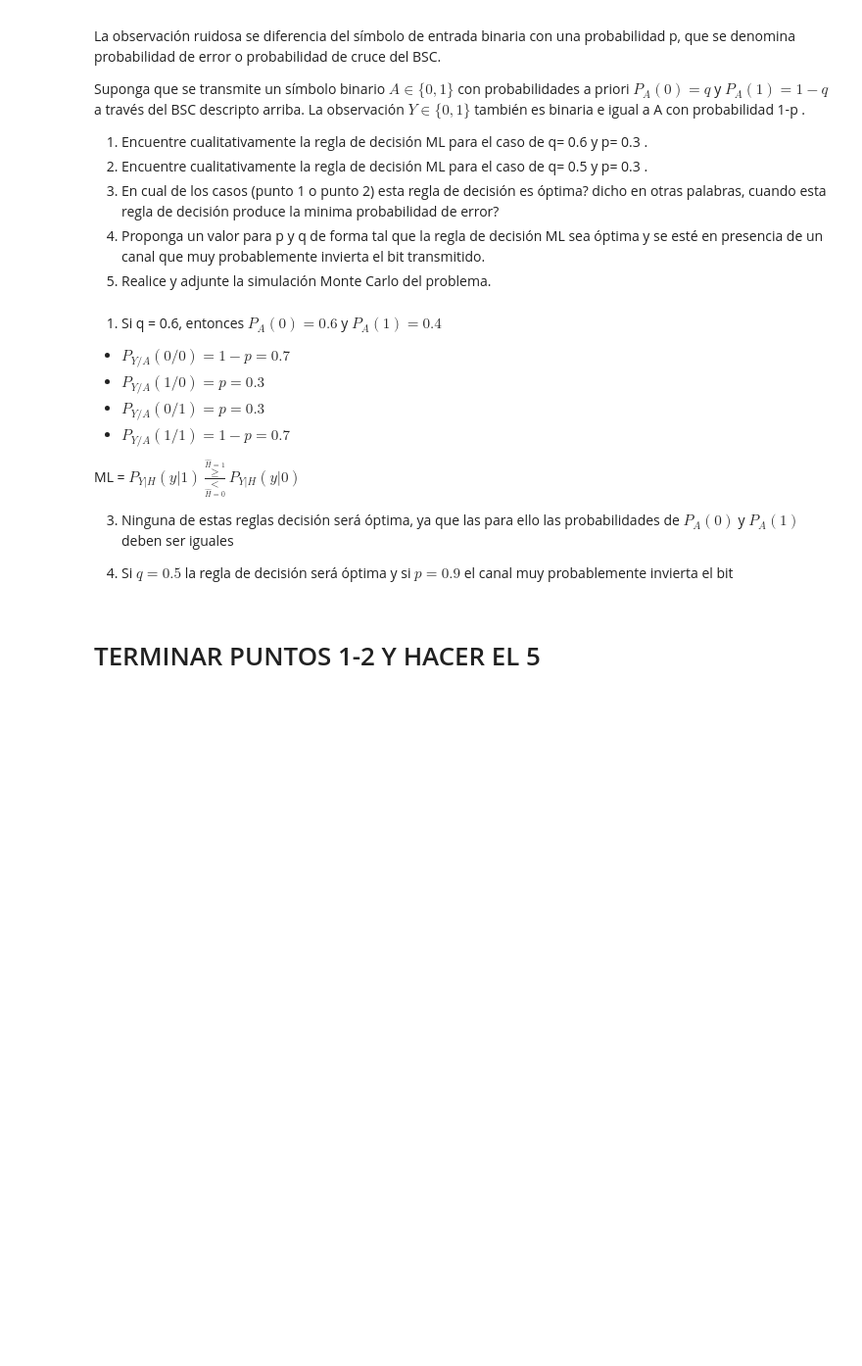
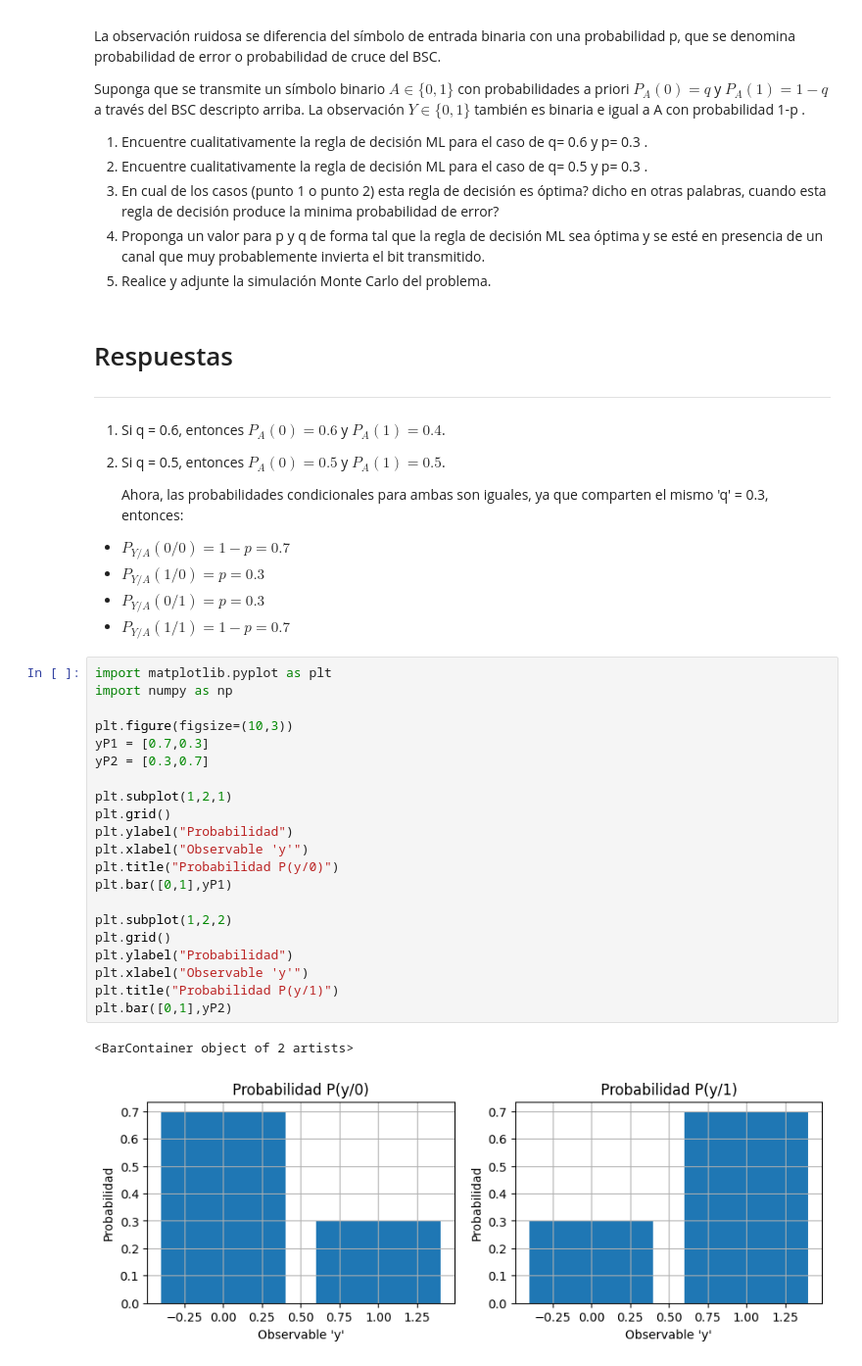
Before and after one commit to GastonFernandez00/Comunicaciones-Digitales, a Jupyter notebook: Codigo/Clase 3/Ejercicio_3.ipynb, the cells around one changed output. Shown: that part at 98% size. Cells and saved outputs as stored; diff of their text form; blank space fills up the shorter version.

```diff
--- a/Codigo/Clase 3/Ejercicio_3.ipynb
+++ b/Codigo/Clase 3/Ejercicio_3.ipynb
@@ -13,18 +13,38 @@ Suponga que se transmite un símbolo binario  $A \in \{ 0,1 \}$   con probabilid
 4. Proponga un valor para p y q de forma tal que la regla de decisión ML sea óptima  y se esté en presencia de un canal que muy probablemente invierta el bit transmitido.
 5. Realice y adjunte la simulación Monte Carlo del problema.
 # %% [markdown]
-1. Si q = 0.6, entonces $P_A(0) = 0.6$ y $P_A(1) = 0.4$
+# Respuestas
+---
+1. Si q = 0.6, entonces $P_A(0) = 0.6$ y $P_A(1) = 0.4$.
+2. Si q = 0.5, entonces $P_A(0) = 0.5$ y $P_A(1) = 0.5$.
+
+     Ahora, las probabilidades condicionales para ambas son iguales, ya que comparten el mismo 'q' = 0.3, entonces:
 
 + $P_{Y/A}(0/0) = 1-p = 0.7$
 + $P_{Y/A}(1/0) = p = 0.3$
 + $P_{Y/A}(0/1) = p = 0.3$
 + $P_{Y/A}(1/1) = 1-p = 0.7$
-
-ML = $P_{Y|H}(y|1)  \frac{\overset{\hat{H} = 1}{\geqslant}}{\underset{\hat{H} = 0}{<}} P_{Y|H}(y|0)$
-
-
-3. Ninguna de estas reglas decisión será óptima, ya que las para ello las probabilidades de $P_A(0)$    y   $P_A(1)$ deben ser iguales
-
-4. Si $q = 0.5$ la regla de decisión será óptima y si $p = 0.9$ el canal muy probablemente invierta el bit
-# %% [markdown]
-# TERMINAR PUNTOS 1-2 Y HACER EL 5
+# %%
+import matplotlib.pyplot as plt
+import numpy as np
+
+plt.figure(figsize=(10,3))
+yP1 = [0.7,0.3]
+yP2 = [0.3,0.7]
+
+plt.subplot(1,2,1)
+plt.grid()
+plt.ylabel("Probabilidad")
+plt.xlabel("Observable 'y'")
+plt.title("Probabilidad P(y/0)")
+plt.bar([0,1],yP1)
+
+plt.subplot(1,2,2)
+plt.grid()
+plt.ylabel("Probabilidad")
+plt.xlabel("Observable 'y'")
+plt.title("Probabilidad P(y/1)")
+plt.bar([0,1],yP2)
+# %% [output]
+<BarContainer object of 2 artists>
+[figure, added]
```
Also changed, not shown: parts of 5 cells of this notebook, 3 other files.
